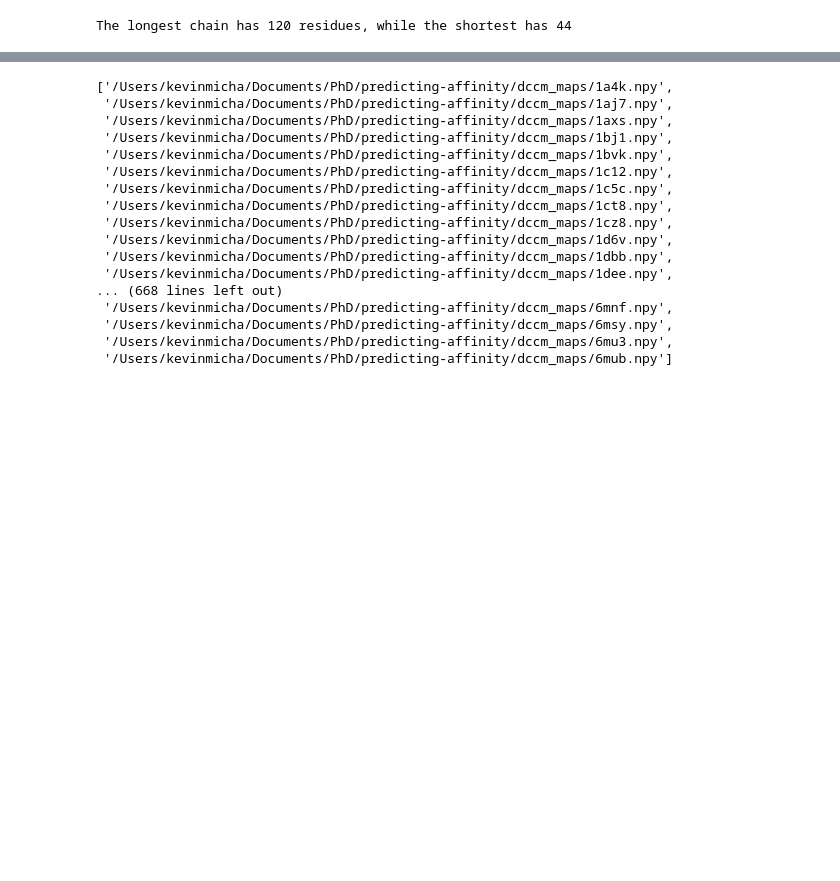
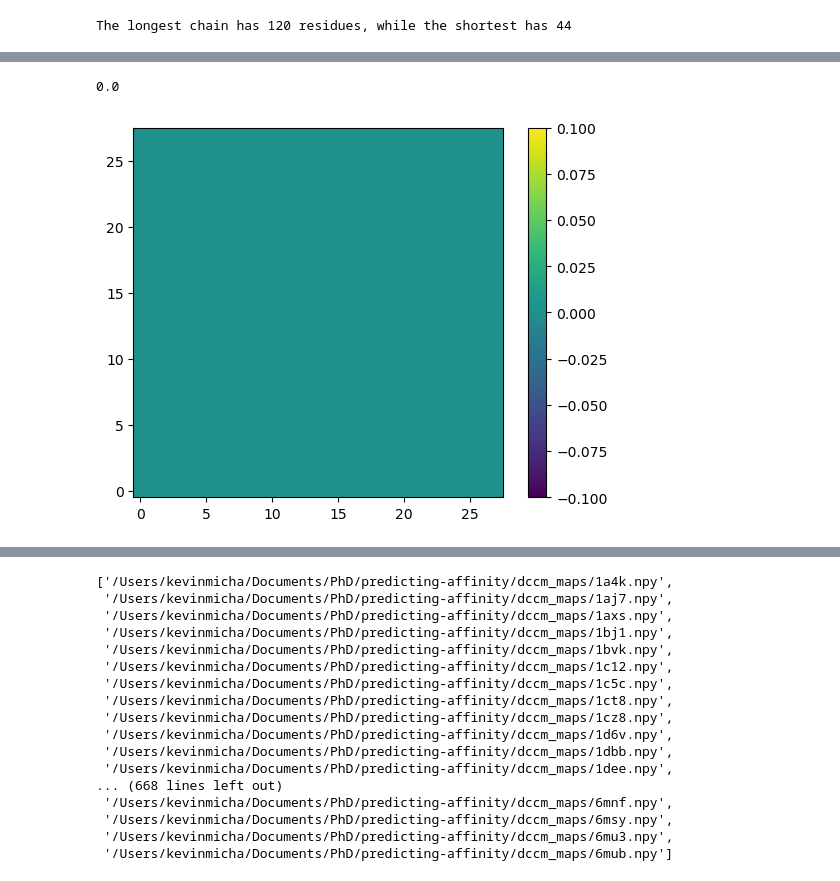
Before and after one commit to kevinmicha/ANTIPASTI, a Jupyter notebook: NMA CNN.ipynb, the cells around one changed output, grey strips where cells are left out. Drawn from its saved outputs; the diff is of its cells as text; code cells hidden in the pictures; blank space fills up the shorter version.

```diff
--- a/NMA CNN.ipynb
+++ b/NMA CNN.ipynb
@@ -453,0 +464,8 @@ tensor([[-8.2147],
+# %%
+img_2 = np.multiply(np.mean(inter_filter.detach().numpy(), axis=0)[1], model.fc1.weight.data.numpy().reshape(n_filters,size_le**2)[1].reshape(size_le, size_le))
+plt.imshow(img_2, origin='lower')
+plt.colorbar()
+img_2.sum()
+# %% [output]
+0.0
+[figure, added]
```
Also changed, not shown: parts of 66 cells of this notebook, 1 other file.
